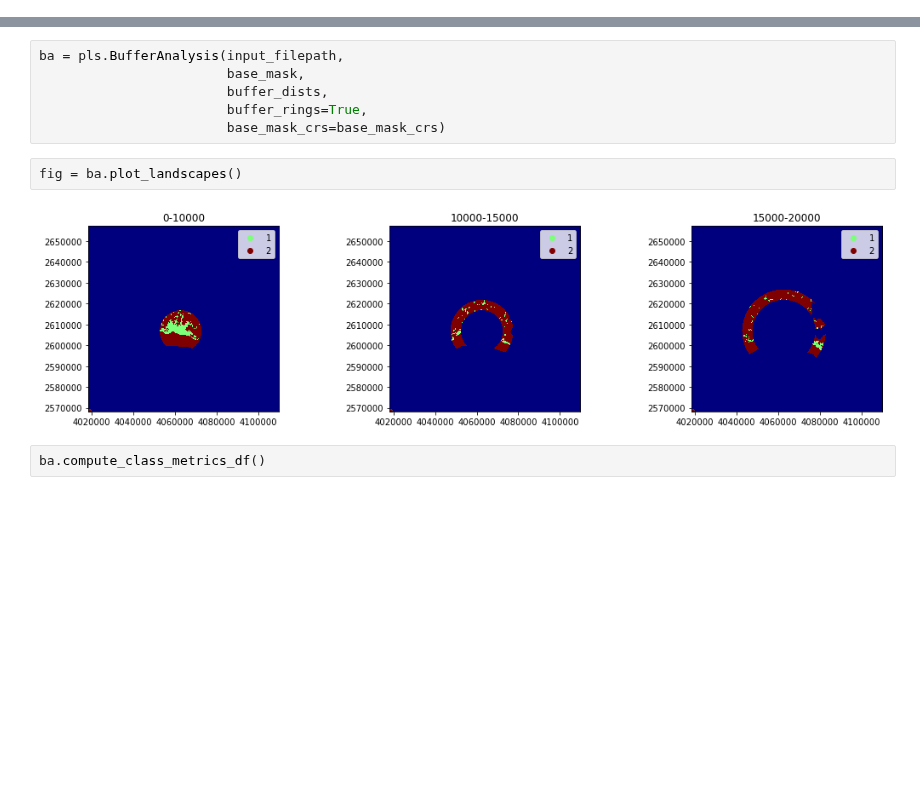
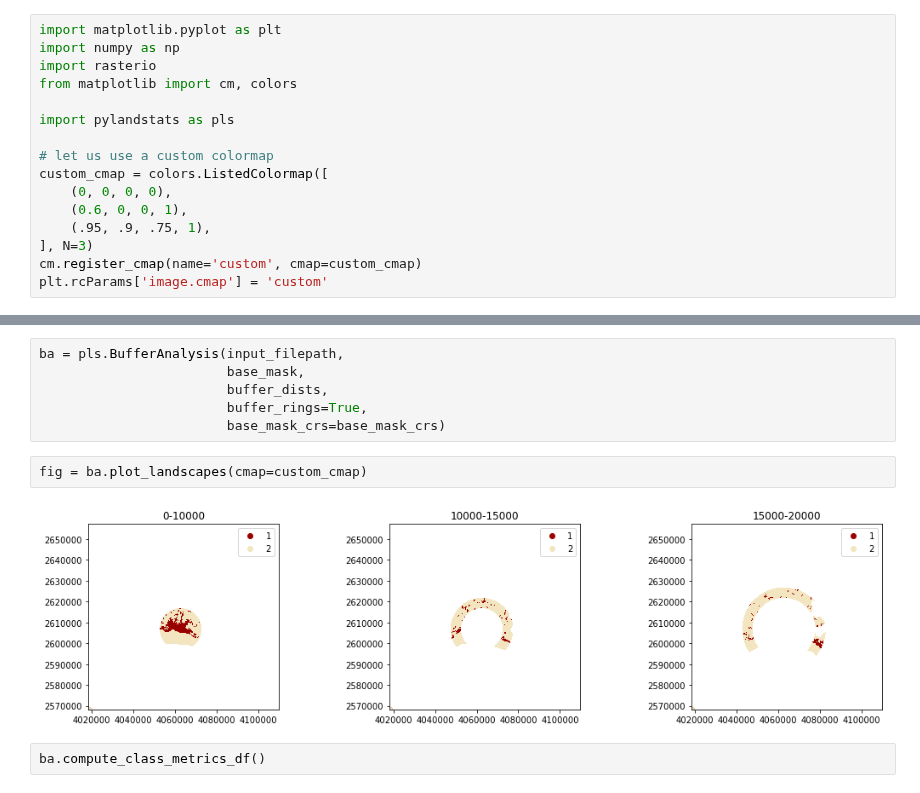
Before and after one commit to martibosch/pylandstats-notebooks, a Jupyter notebook: notebooks/03-gradient-analysis.ipynb, the cells around one changed output, grey strips where cells are left out. Saved outputs shown, nothing was run; the diff lists cells and outputs as text; blank space fills up the shorter version.

Commit message:
updated default cmap for landscape plots

```diff
--- a/notebooks/03-gradient-analysis.ipynb
+++ b/notebooks/03-gradient-analysis.ipynb
@@ -9,3 +3,19 @@ import pylandstats as pls
+# %%
+import matplotlib.pyplot as plt
+import numpy as np
+import rasterio
+from matplotlib import cm, colors
+
+import pylandstats as pls
+
+# let us use a custom colormap
+custom_cmap = colors.ListedColormap([
+    (0, 0, 0, 0),
+    (0.6, 0, 0, 1),
+    (.95, .9, .75, 1),
+], N=3)
+cm.register_cmap(name='custom', cmap=custom_cmap)
+plt.rcParams['image.cmap'] = 'custom'
 # %% [markdown]
 Gradient analysis is a well-established approach within ecological studies which consists on evaluating the spatial variation of the environmental characteristics as one moves progressively from the highly-developed urban cores to the less intense suburbs until the rural and natural hinterlands.
 
@@ -107,9 +117,9 @@ ba = pls.BufferAnalysis(input_filepath,
                         buffer_rings=True,
                         base_mask_crs=base_mask_crs)
 # %%
-fig = ba.plot_landscapes()
+fig = ba.plot_landscapes(cmap=custom_cmap)
 # %% [output]
-[figure, old version]
+[figure, new version]
 # %%
 ba.compute_class_metrics_df()
 # %% [output]
```
Also changed, not shown: parts of 7 cells of this notebook, 3 other files.
